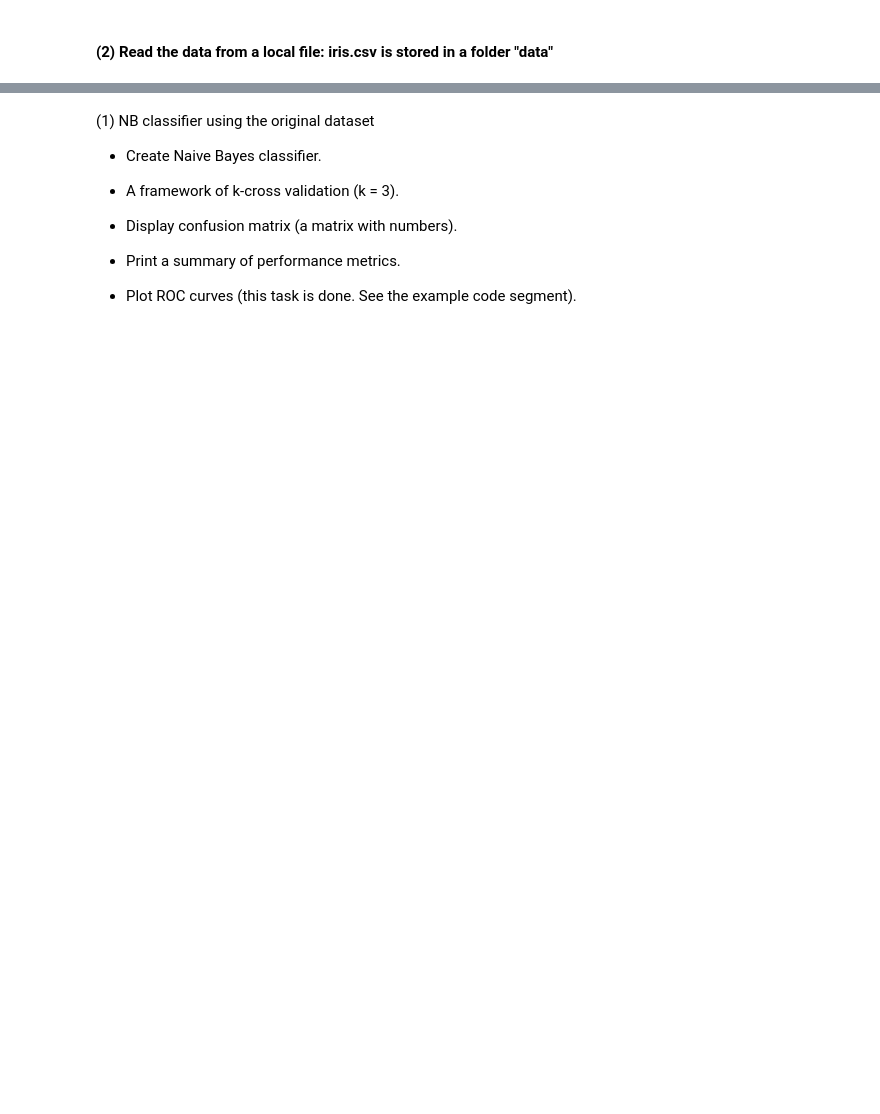
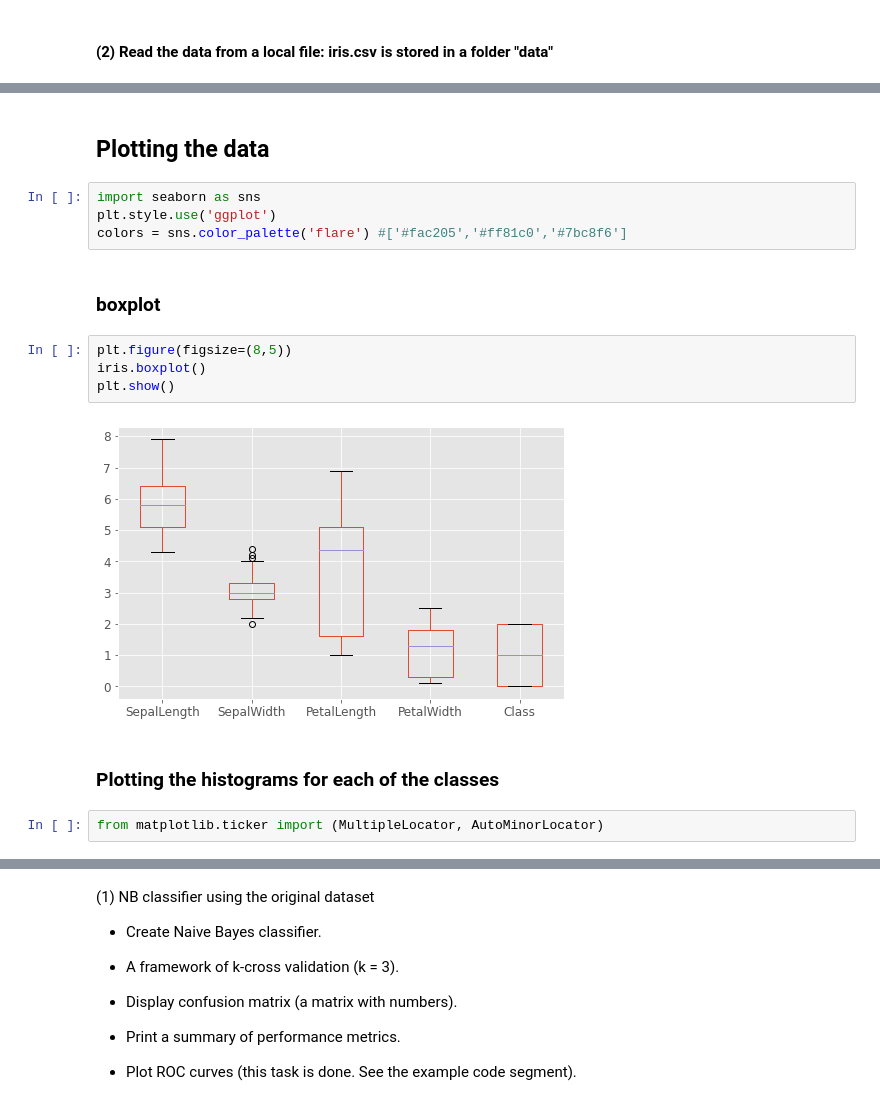
Before and after one commit to miamrodgers/4310-ML, a Jupyter notebook: ME3_NativeBayes/NaiveBayes.ipynb, the cells around one changed output, grey strips where cells are left out. Saved outputs shown, nothing was run; the diff lists cells and outputs as text; blank space fills up the shorter version.

```diff
--- a/ME3_NativeBayes/NaiveBayes.ipynb
+++ b/ME3_NativeBayes/NaiveBayes.ipynb
@@ -389,0 +555,18 @@ print(y.head())
+# %% [markdown]
+## Plotting the data
+# %%
+import seaborn as sns
+plt.style.use('ggplot')
+colors = sns.color_palette('flare') #['#fac205','#ff81c0','#7bc8f6']
+# %% [markdown]
+### boxplot
+# %%
+plt.figure(figsize=(8,5))
+iris.boxplot()
+plt.show()
+# %% [output]
+[figure, added]
+# %% [markdown]
+### Plotting the histograms for each of the classes
+# %%
+from matplotlib.ticker import (MultipleLocator, AutoMinorLocator)
```
Also changed, not shown: parts of 43 cells of this notebook, 1 other file.
